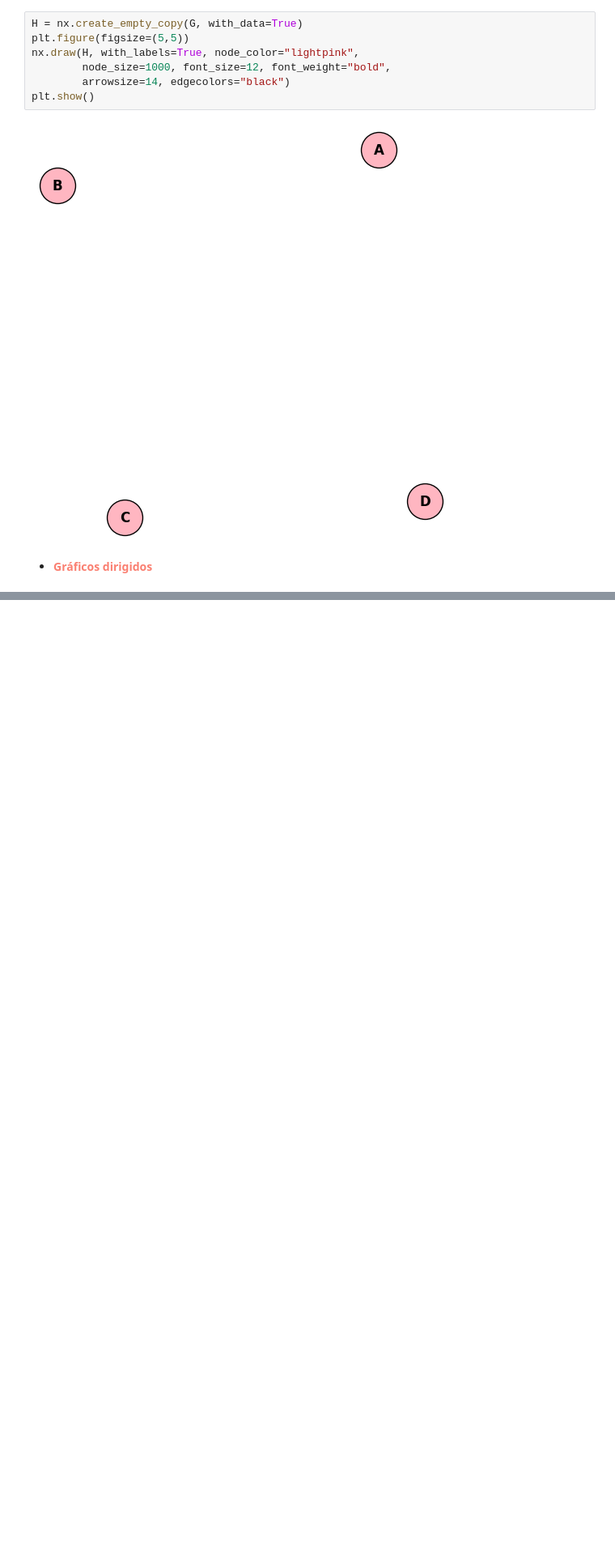
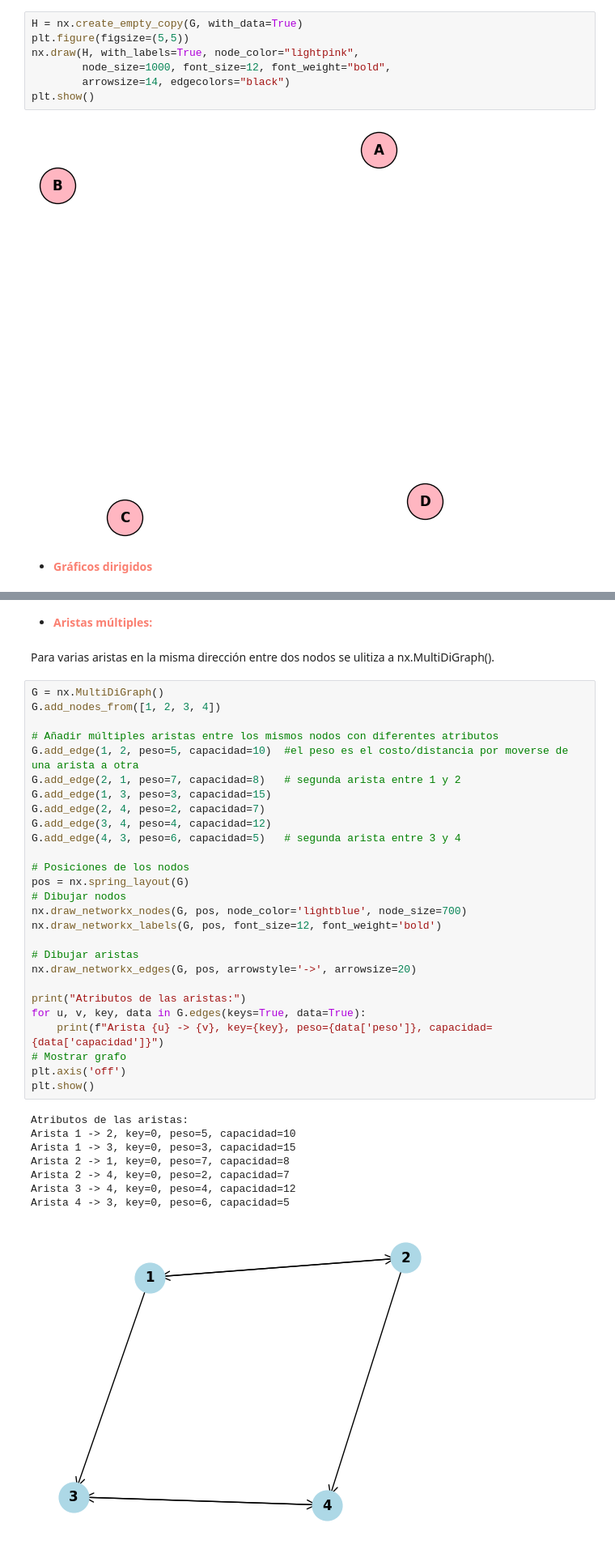
Before and after one commit to Evelyn-Rojas/Investigaci-n-de-operaciones-7MM1, a Jupyter notebook: TAREA1_LIBRERIA.ipynb, the cells around one changed output, grey strips where cells are left out. Shown: that part at 81% size. Cells and saved outputs as stored; diff of their text form; blank space fills up the shorter version.

```diff
--- a/TAREA1_LIBRERIA.ipynb
+++ b/TAREA1_LIBRERIA.ipynb
@@ -198,0 +238,40 @@ plt.show()
+# %% [markdown]
+* <font color='salmon'> **Aristas múltiples:**
+# %% [markdown]
+Para varias aristas en la misma dirección entre dos nodos se ulitiza a nx.MultiDiGraph().
+# %%
+G = nx.MultiDiGraph()
+G.add_nodes_from([1, 2, 3, 4])
+
+# Añadir múltiples aristas entre los mismos nodos con diferentes atributos
+G.add_edge(1, 2, peso=5, capacidad=10)  #el peso es el costo/distancia por moverse de una arista a otra
+G.add_edge(2, 1, peso=7, capacidad=8)   # segunda arista entre 1 y 2
+G.add_edge(1, 3, peso=3, capacidad=15)
+G.add_edge(2, 4, peso=2, capacidad=7)
+G.add_edge(3, 4, peso=4, capacidad=12)
+G.add_edge(4, 3, peso=6, capacidad=5)   # segunda arista entre 3 y 4
+
+# Posiciones de los nodos
+pos = nx.spring_layout(G)
+# Dibujar nodos
+nx.draw_networkx_nodes(G, pos, node_color='lightblue', node_size=700)
+nx.draw_networkx_labels(G, pos, font_size=12, font_weight='bold')
+
+# Dibujar aristas
+nx.draw_networkx_edges(G, pos, arrowstyle='->', arrowsize=20)
+
+print("Atributos de las aristas:")
+for u, v, key, data in G.edges(keys=True, data=True):
+    print(f"Arista {u} -> {v}, key={key}, peso={data['peso']}, capacidad={data['capacidad']}")
+# Mostrar grafo
+plt.axis('off')
+plt.show()
+# %% [output]
+Atributos de las aristas:
+Arista 1 -> 2, key=0, peso=5, capacidad=10
+Arista 1 -> 3, key=0, peso=3, capacidad=15
+Arista 2 -> 1, key=0, peso=7, capacidad=8
+Arista 2 -> 4, key=0, peso=2, capacidad=7
+Arista 3 -> 4, key=0, peso=4, capacidad=12
+Arista 4 -> 3, key=0, peso=6, capacidad=5
+[figure, added]
```
Also changed, not shown: parts of 7 cells of this notebook.
